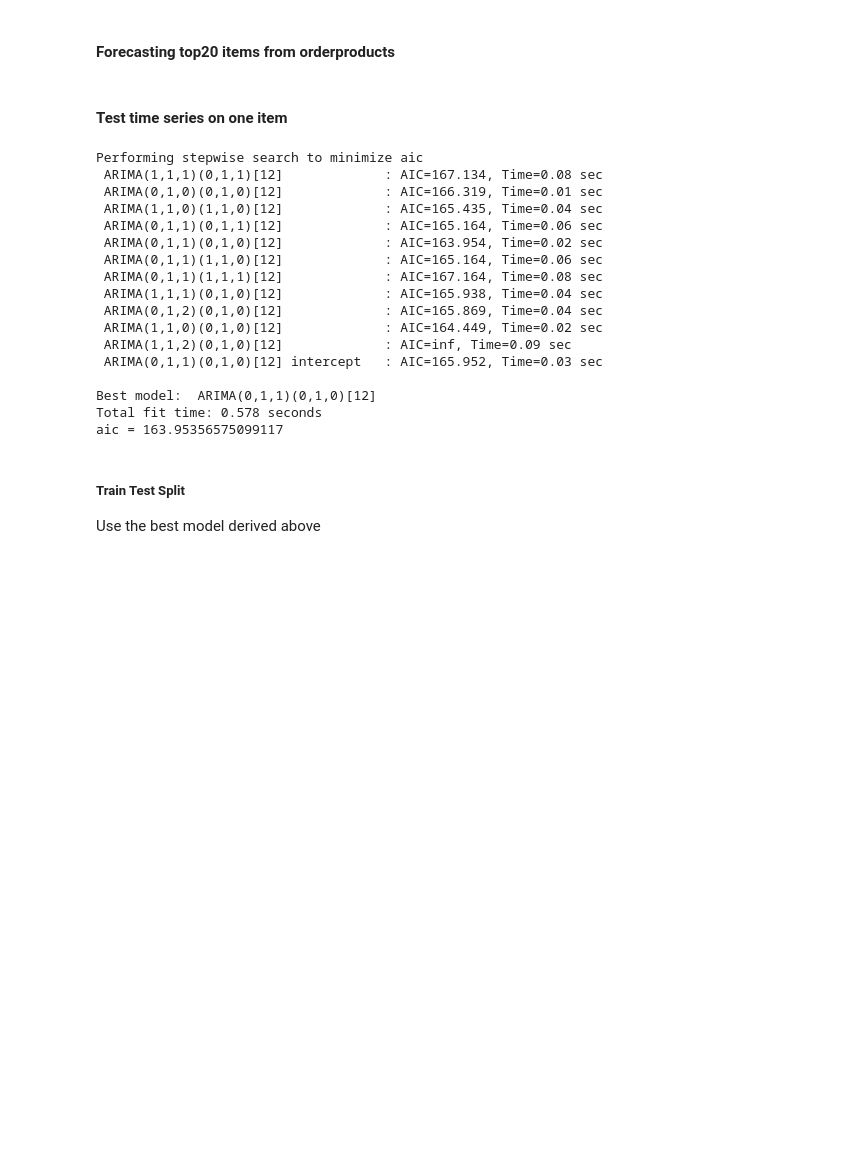
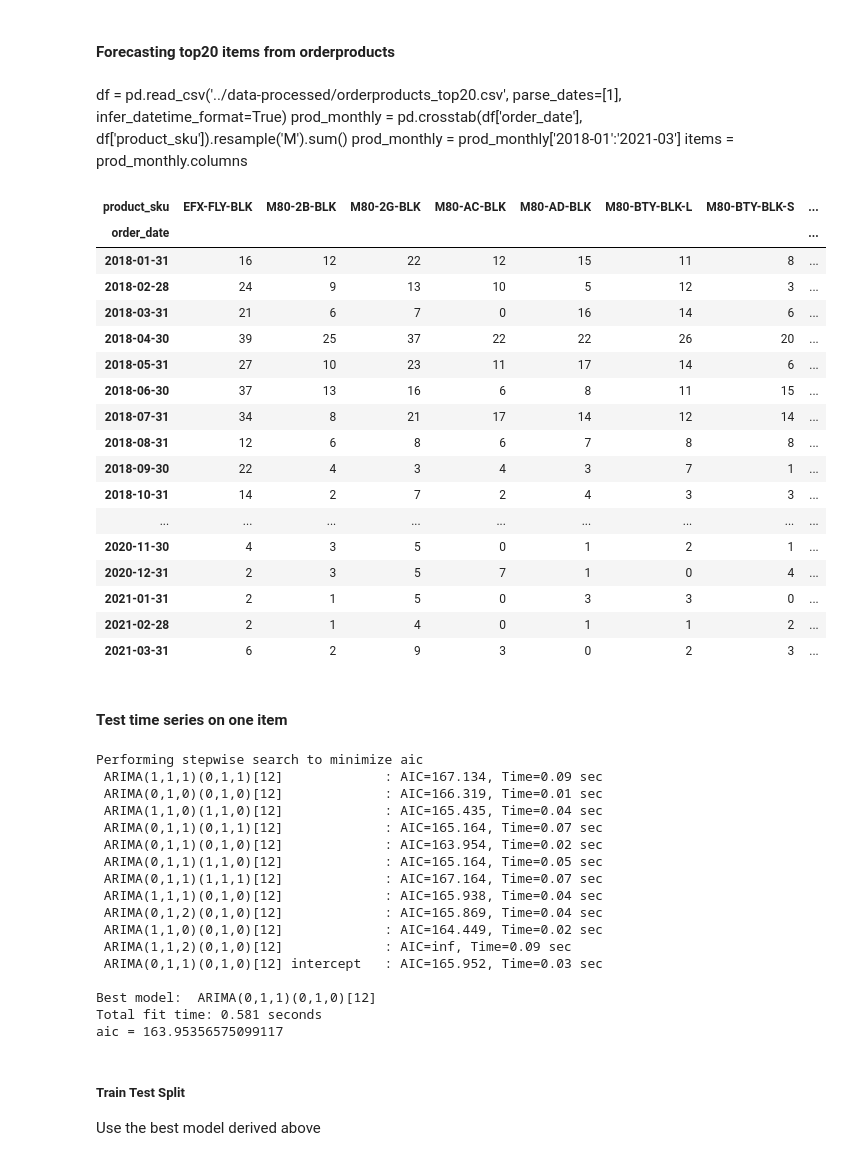
Before and after one commit to powlook/IRS-PM-2021-01-16-IS03PT-GRP-Telescope-OrderForecastingSystem, a Jupyter notebook: SystemFiles/notebooks/P_Forecast_Top20_ARIMA.ipynb, the cells around one changed output. Cells and saved outputs as stored; diff of their text form; code cells hidden in the pictures; blank space fills up the shorter version.

```diff
--- a/SystemFiles/notebooks/Forecast_Top20_ARIMA.ipynb
+++ b/SystemFiles/notebooks/P_Forecast_Top20_ARIMA.ipynb
@@ -8,8 +14,34 @@ from sklearn.metrics import mean_squared_error
 # %%
-df = pd.read_csv('../data-processed/orderproducts_top20.csv', parse_dates=[1], infer_datetime_format=True)
+df = pd.read_sql_table('orderproducts_top20', engine)
 prod_monthly = pd.crosstab(df['order_date'], df['product_sku']).resample('M').sum()
 prod_monthly = prod_monthly['2018-01':'2021-03']
 items = prod_monthly.columns
+# %% [markdown]
+df = pd.read_csv('../data-processed/orderproducts_top20.csv', parse_dates=[1], infer_datetime_format=True)
+prod_monthly = pd.crosstab(df['order_date'], df['product_sku']).resample('M').sum()
+prod_monthly = prod_monthly['2018-01':'2021-03']
+items = prod_monthly.columns
+# %%
+prod_monthly
+# %% [output]
+| product_sku | EFX-FLY-BLK | M80-2B-BLK | M80-2G-BLK | M80-AC-BLK | M80-AD-BLK | M80-BTY-BLK-L | M80-BTY-BLK-S | ... |
+| order_date |  |  |  |  |  |  |  | ... |
+| 2018-01-31 | 16 | 12 | 22 | 12 | 15 | 11 | 8 | ... |
+| 2018-02-28 | 24 | 9 | 13 | 10 | 5 | 12 | 3 | ... |
+| 2018-03-31 | 21 | 6 | 7 | 0 | 16 | 14 | 6 | ... |
+| 2018-04-30 | 39 | 25 | 37 | 22 | 22 | 26 | 20 | ... |
+| 2018-05-31 | 27 | 10 | 23 | 11 | 17 | 14 | 6 | ... |
+| 2018-06-30 | 37 | 13 | 16 | 6 | 8 | 11 | 15 | ... |
+| 2018-07-31 | 34 | 8 | 21 | 17 | 14 | 12 | 14 | ... |
+| 2018-08-31 | 12 | 6 | 8 | 6 | 7 | 8 | 8 | ... |
+| 2018-09-30 | 22 | 4 | 3 | 4 | 3 | 7 | 1 | ... |
+| 2018-10-31 | 14 | 2 | 7 | 2 | 4 | 3 | 3 | ... |
+| ... | ... | ... | ... | ... | ... | ... | ... | ... |
+| 2020-11-30 | 4 | 3 | 5 | 0 | 1 | 2 | 1 | ... |
+| 2020-12-31 | 2 | 3 | 5 | 7 | 1 | 0 | 4 | ... |
+| 2021-01-31 | 2 | 1 | 5 | 0 | 3 | 3 | 0 | ... |
+| 2021-02-28 | 2 | 1 | 4 | 0 | 1 | 1 | 2 | ... |
+| 2021-03-31 | 6 | 2 | 9 | 3 | 0 | 2 | 3 | ... |
 # %% [markdown]
 #### Test time series on one item
 # %%
@@ -34,13 +66,13 @@ stepwise_model = auto_arima(data, start_p=1, start_q=1,
 print('aic =', stepwise_model.aic())
 # %% [output]
 Performing stepwise search to minimize aic
- ARIMA(1,1,1)(0,1,1)[12]             : AIC=167.134, Time=0.08 sec
+ ARIMA(1,1,1)(0,1,1)[12]             : AIC=167.134, Time=0.09 sec
  ARIMA(0,1,0)(0,1,0)[12]             : AIC=166.319, Time=0.01 sec
  ARIMA(1,1,0)(1,1,0)[12]             : AIC=165.435, Time=0.04 sec
- ARIMA(0,1,1)(0,1,1)[12]             : AIC=165.164, Time=0.06 sec
+ ARIMA(0,1,1)(0,1,1)[12]             : AIC=165.164, Time=0.07 sec
  ARIMA(0,1,1)(0,1,0)[12]             : AIC=163.954, Time=0.02 sec
- ARIMA(0,1,1)(1,1,0)[12]             : AIC=165.164, Time=0.06 sec
- ARIMA(0,1,1)(1,1,1)[12]             : AIC=167.164, Time=0.08 sec
+ ARIMA(0,1,1)(1,1,0)[12]             : AIC=165.164, Time=0.05 sec
+ ARIMA(0,1,1)(1,1,1)[12]             : AIC=167.164, Time=0.07 sec
  ARIMA(1,1,1)(0,1,0)[12]             : AIC=165.938, Time=0.04 sec
  ARIMA(0,1,2)(0,1,0)[12]             : AIC=165.869, Time=0.04 sec
  ARIMA(1,1,0)(0,1,0)[12]             : AIC=164.449, Time=0.02 sec
@@ -48,7 +80,7 @@ Performing stepwise search to minimize aic
  ARIMA(0,1,1)(0,1,0)[12] intercept   : AIC=165.952, Time=0.03 sec
 
 Best model:  ARIMA(0,1,1)(0,1,0)[12]
-Total fit time: 0.578 seconds
+Total fit time: 0.581 seconds
 aic = 163.95356575099117
 # %% [markdown]
 ##### Train Test Split
```
Also changed, not shown: parts of 10 cells of this notebook, 9 other files.
